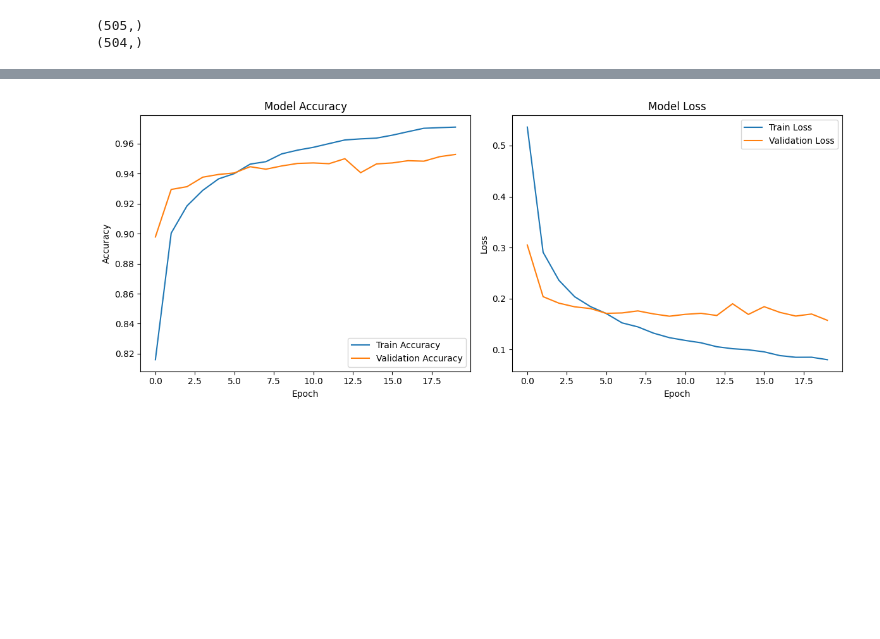
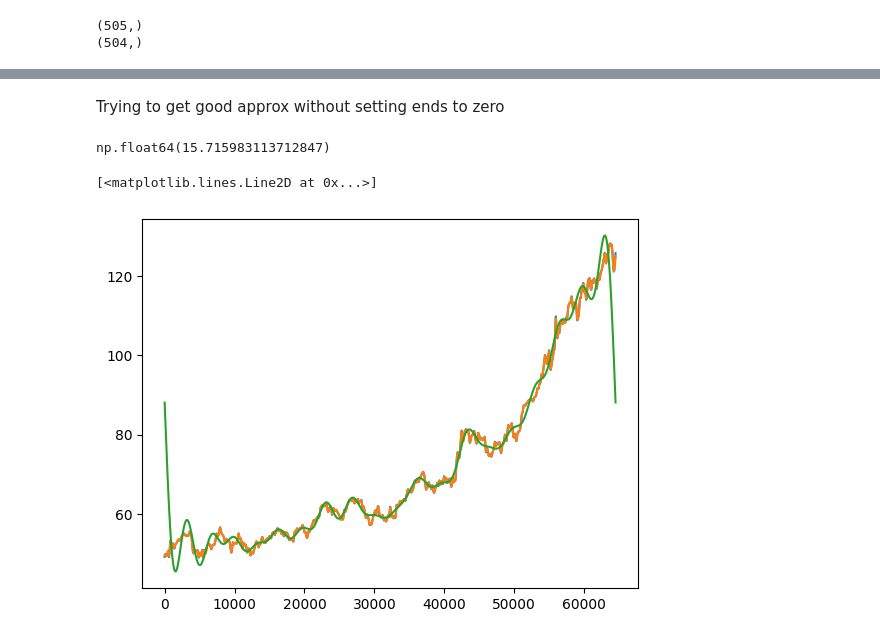
Before and after one commit to KImeriGitHub/RandomOdyssey, a Jupyter notebook: notebooks/sandbox_fourierConst.ipynb, the cells around one changed output, grey strips where cells are left out. Cells and saved outputs as stored; diff of their text form; code cells hidden in the pictures; blank space fills up the shorter version.

```diff
--- a/notebooks/sandbox_fourierConst.ipynb
+++ b/notebooks/sandbox_fourierConst.ipynb
@@ -272,27 +145,29 @@ Test accuracy: 0.9492
-# %%
-import matplotlib.pyplot as plt
-
-# Plot training & validation accuracy values
-plt.figure(figsize=(12, 5))
-
-plt.subplot(1, 2, 1)
-plt.plot(history.history['accuracy'], label='Train Accuracy')
-plt.plot(history.history['val_accuracy'], label='Validation Accuracy')
-plt.title('Model Accuracy')
-plt.xlabel('Epoch')
-plt.ylabel('Accuracy')
-plt.legend(loc='lower right')
-
-# Plot training & validation loss values
-plt.subplot(1, 2, 2)
-plt.plot(history.history['loss'], label='Train Loss')
-plt.plot(history.history['val_loss'], label='Validation Loss')
-plt.title('Model Loss')
-plt.xlabel('Epoch')
-plt.ylabel('Loss')
-plt.legend(loc='upper right')
-
-plt.tight_layout()
-plt.show()
-# %% [output]
-[figure, removed]
+# %% [markdown]
+Trying to get good approx without setting ends to zero
+# %%
+fourierInput = pastPrices
+cs = CubicSpline(np.arange(len(fourierInput)), fourierInput)
+fourierInputSpline = cs(np.linspace(0, len(fourierInput)-1, 1 + (len(fourierInput) - 1) * multFactor))
+fourierInputSmooth = gaussian_filter1d(fourierInputSpline, sigma=np.max([multFactor//4,1]))
+res_cos, res_sin = SeriesExpansion.getFourierConst(fourierInputSmooth)
+res_cos=res_cos.T.real.flatten().tolist()
+res_sin=res_sin.T.real.flatten().tolist()
+
+N = len(fourierInputSmooth)
+K = len(res_cos)
+t = np.linspace(-np.pi, np.pi, N, endpoint=False)
+f_reconstructed = np.zeros(N)
+truncated = 20
+for n in range(0,truncated):
+    f_reconstructed += res_cos[n] * np.cos(n * t) + res_sin[n] * np.sin(n * t)
+error = np.mean((fourierInputSmooth - f_reconstructed) ** 2)
+error
+# %% [output]
+np.float64(15.715983113712847)
+# %%
+plt.plot(fourierInputSpline)
+plt.plot(fourierInputSmooth)
+plt.plot(f_reconstructed)
+# %% [output]
+[<matplotlib.lines.Line2D at 0x...>]
+[figure, added]
```
Also changed, not shown: parts of 5 cells of this notebook, 3 other files.
